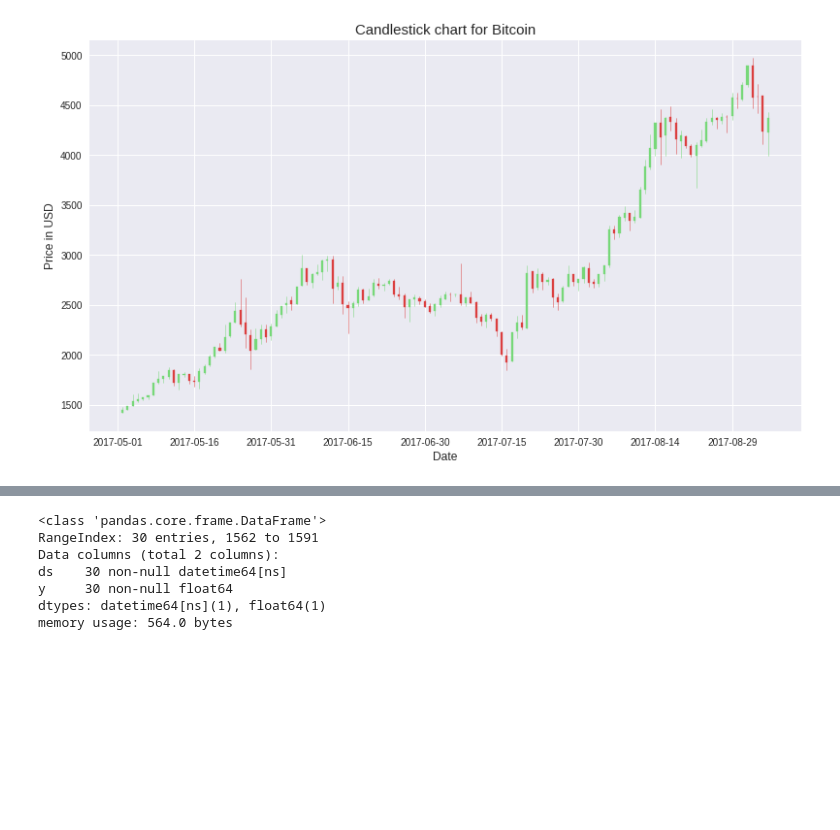
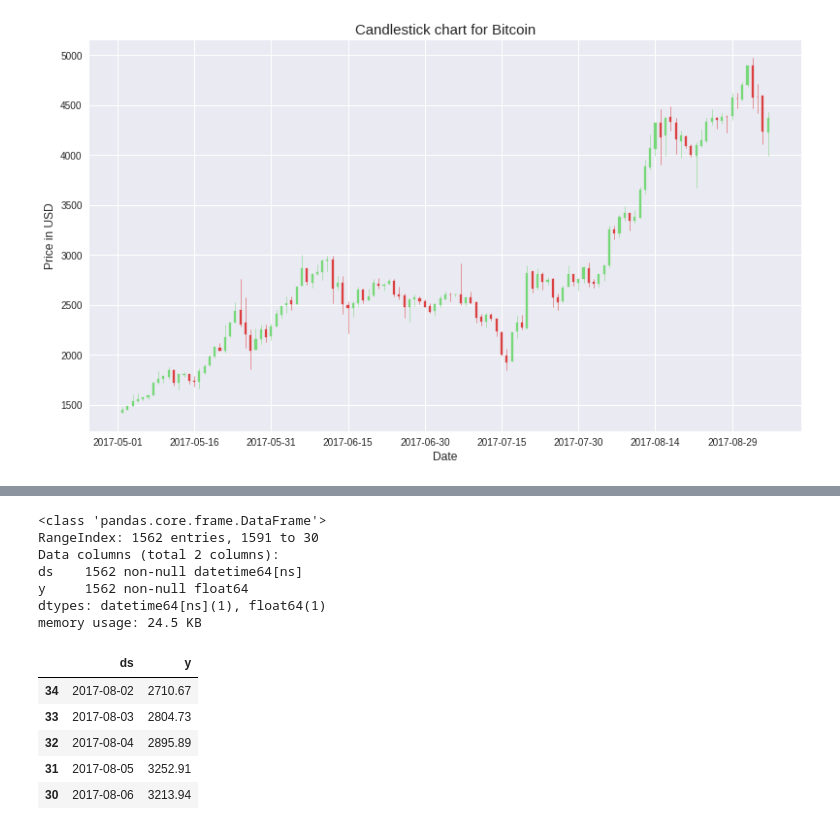
Before and after one commit to RohanVardhan/Cryptocurrency-Price-Prediction, a Jupyter notebook: Bitcoin_Prophet.ipynb, the cells around one changed output, grey strips where cells are left out. Saved outputs shown, nothing was run; the diff lists cells and outputs as text; code cells hidden in the pictures; blank space fills up the shorter version.

```diff
--- a/Bitcoin_Prophet.ipynb
+++ b/Bitcoin_Prophet.ipynb
@@ -74,13 +76,22 @@ df_test = df[1562:]
 # %%
-df_test.info()
+df.info()
 # %% [output]
 <class 'pandas.core.frame.DataFrame'>
-RangeIndex: 30 entries, 1562 to 1591
+RangeIndex: 1562 entries, 1591 to 30
 Data columns (total 2 columns):
-ds    30 non-null datetime64[ns]
-y     30 non-null float64
+ds    1562 non-null datetime64[ns]
+y     1562 non-null float64
 dtypes: datetime64[ns](1), float64(1)
-memory usage: 564.0 bytes
+memory usage: 24.5 KB
+# %%
+df.tail()
+# %% [output]
+|  | ds | y |
+| 34 | 2017-08-02 | 2710.67 |
+| 33 | 2017-08-03 | 2804.73 |
+| 32 | 2017-08-04 | 2895.89 |
+| 31 | 2017-08-05 | 3252.91 |
+| 30 | 2017-08-06 | 3213.94 |
 # %%
 from fbprophet import Prophet
 # %%
```
Also changed, not shown: parts of 9 cells of this notebook, 2 other files.
